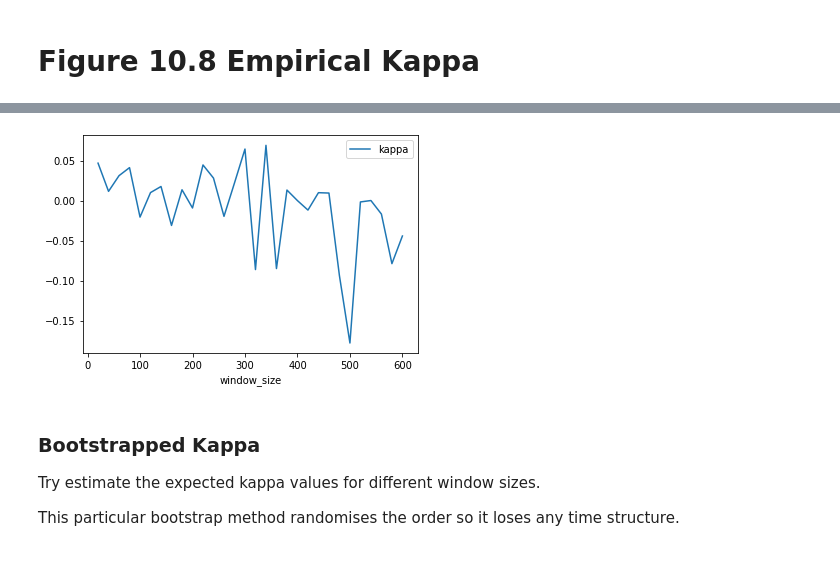
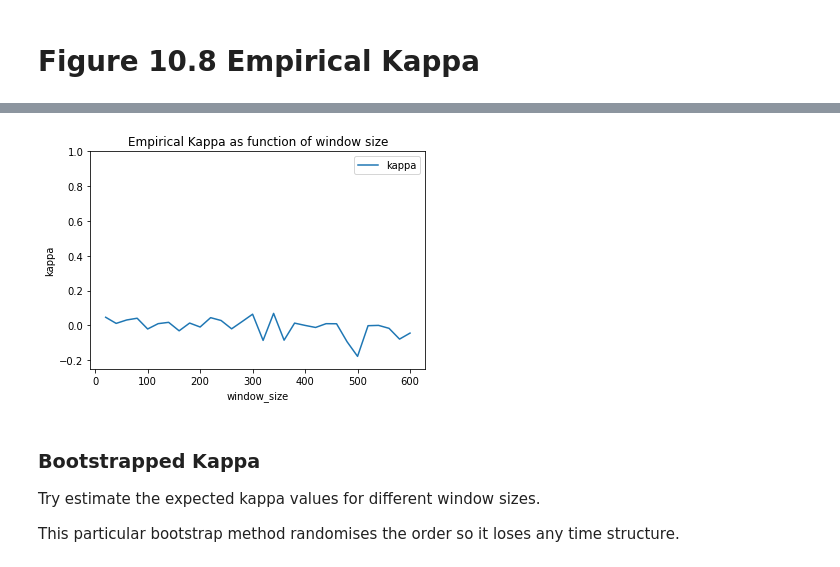
Before and after one commit to FergM/fattails, a Jupyter notebook: notebooks/NB37 - Diagnosing the SP500.ipynb, the cells around one changed output, grey strips where cells are left out. Cells and saved outputs as stored; diff of their text form; code cells hidden in the pictures.

```diff
--- a/notebooks/NB37 - Diagnosing the SP500.ipynb
+++ b/notebooks/NB37 - Diagnosing the SP500.ipynb
@@ -217,0 +238,5 @@ largest_drawdown(sr)
+# %%
+# Example
+sr = pd.Series([0, 10, 5, 1333, 1000])
+
+largest_drawdown(sr)
@@ -415,3 +442,3 @@ def kappa_calculation(sr, n):
 # %%
-window_sizes = np.arange(20, 600+20, 20)
-window_size = pd.Series(window_sizes, name='window_size')
+window_df = pd.DataFrame({'window_size': np.arange(20, 600+20, 20)})
+window_df.head()
@@ -418,5 +452,7 @@ window_size = pd.Series(window_sizes, name='window_size')
 # %%
-kappa = window_size.apply(lambda x: kappa_calculation(sr, n=x)) \
-                   .rename('kappa')
-kappa.head()
+kappa_df = window_df.copy()
+kappa_df['kappa'] = window_df.window_size.apply(lambda x: kappa_calculation(sr, n=x)) \
+                             .rename('kappa')
+
+kappa_df.head()
 # %% [output]
@@ -429,4 +464,0 @@ Name: kappa, dtype: float64
-# %%
-kappa_df = kappa.to_frame() \
-                .set_index(window_size)
-kappa_df.head()
@@ -441,7 +465,10 @@ kappa_df.head()
-# %%
-kappa_df.plot();
-# %% [output]
-[figure, removed]
+# %%
+kappa_df.plot('window_size', 'kappa',
+              title='Empirical Kappa as function of window size',
+              ylabel='kappa',
+              ylim=[-0.25, 1]);
+# %% [output]
+[figure, added]
 # %% [markdown]
 ### Bootstrapped Kappa
 Try estimate the expected kappa values for different window sizes.
```
Also changed, not shown: parts of 30 cells of this notebook.
